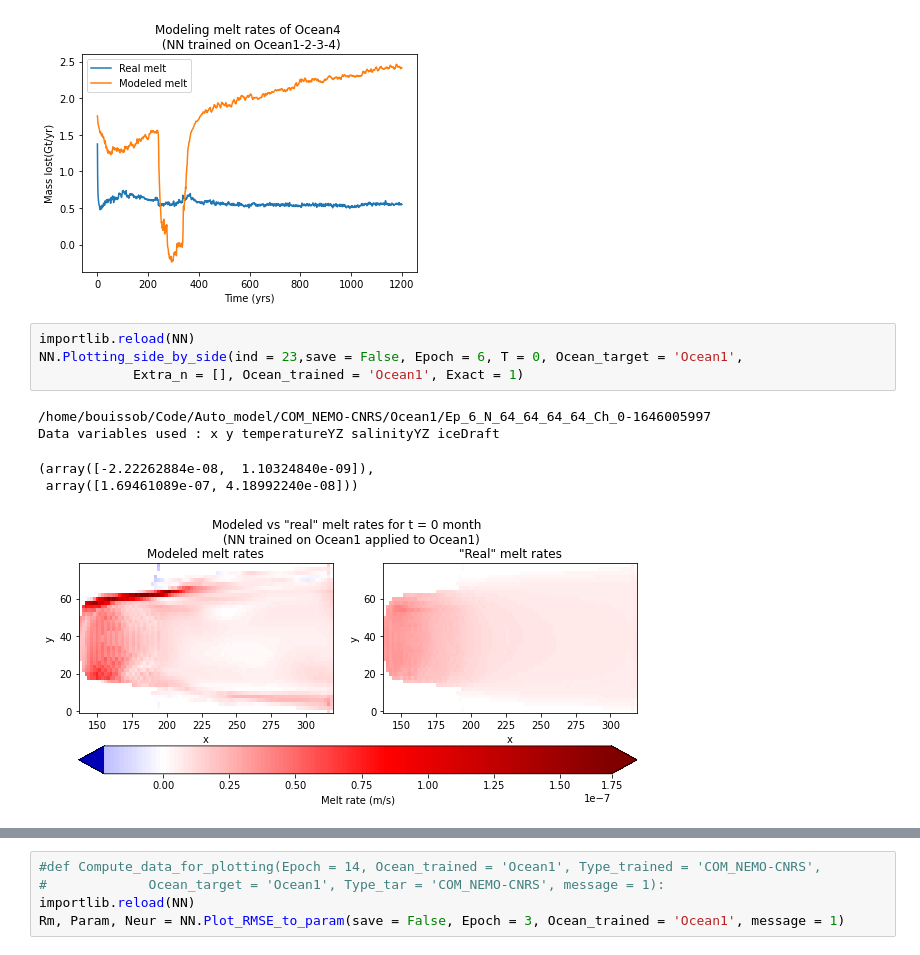
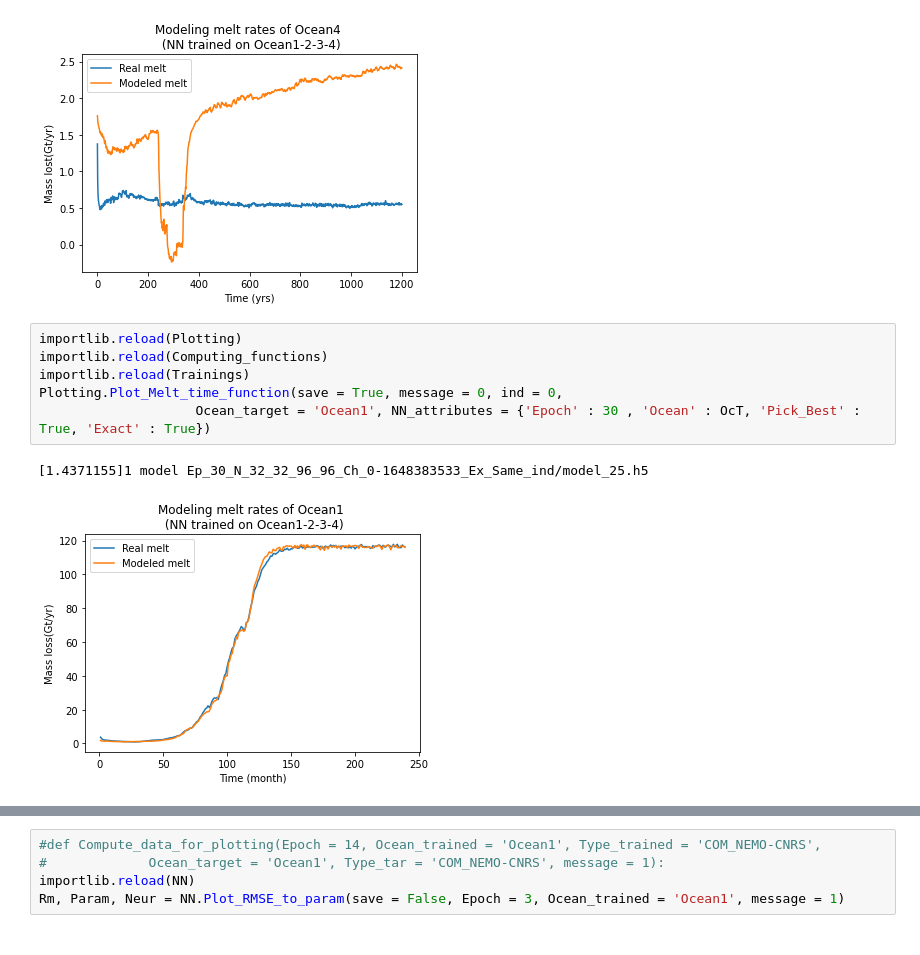
Before and after one commit to BenBouiss/NN_intern_2022, a Jupyter notebook: Class_NN_test.ipynb, the cells around one changed output, grey strips where cells are left out. Cells and saved outputs as stored; diff of their text form.

```diff
--- a/Class_NN_test.ipynb
+++ b/Class_NN_test.ipynb
@@ -129,12 +129,11 @@ Data variables used : temperatureYZ salinityYZ iceDraft
 [1.39546559]5 / 1199
 [figure]
 # %%
-importlib.reload(NN)
-NN.Plotting_side_by_side(ind = 23,save = False, Epoch = 6, T = 0, Ocean_target = 'Ocean1',
-            Extra_n = [], Ocean_trained = 'Ocean1', Exact = 1)
+importlib.reload(Plotting)
+importlib.reload(Computing_functions)
+importlib.reload(Trainings)
+Plotting.Plot_Melt_time_function(save = True, message = 0, ind = 0,
+                    Ocean_target = 'Ocean1', NN_attributes = {'Epoch' : 30 , 'Ocean' : OcT, 'Pick_Best' : True, 'Exact' : True})
 # %% [output]
-/home/bouissob/Code/Auto_model/COM_NEMO-CNRS/Ocean1/Ep_6_N_64_64_64_64_Ch_0-1646005997
-Data variables used : x y temperatureYZ salinityYZ iceDraft
+[1.4371155]1 model Ep_30_N_32_32_96_96_Ch_0-1648383533_Ex_Same_ind/model_25.h5
-(array([-2.22262884e-08,  1.10324840e-09]),
- array([1.69461089e-07, 4.18992240e-08]))
-[figure, old version]
+[figure, new version]
```
Also changed, not shown: parts of 12 cells of this notebook, 15 other files.
